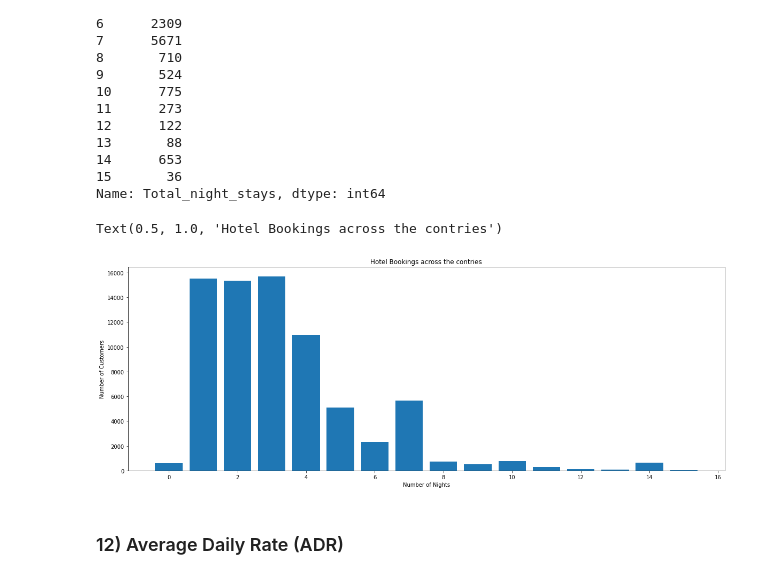
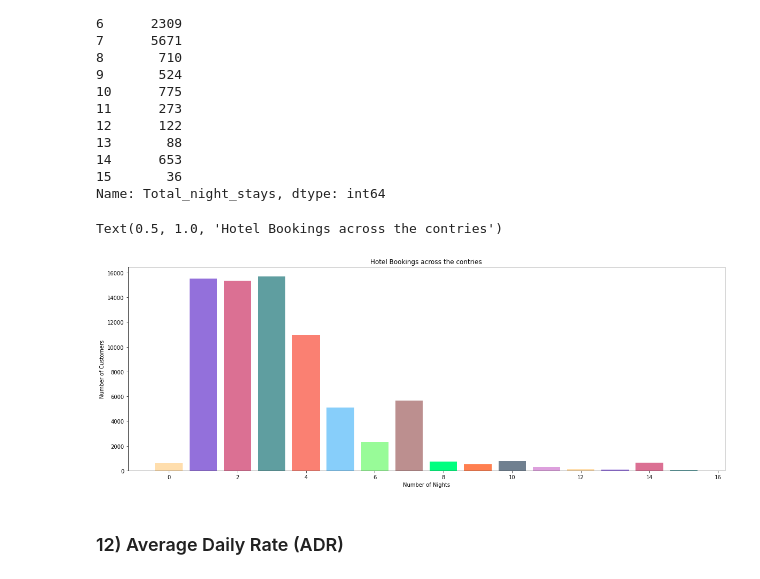
Before and after one commit to shinkarkunal/EDA_Hotel_booking, a Jupyter notebook: Hotel_Booking_Analysis_Capstone_Project_KUNAL_SHINKAR_ipynb.ipynb, the cells around one changed output. Drawn from its saved outputs; the diff is of its cells as text; code cells hidden in the pictures.

```diff
--- a/Hotel_Booking_Analysis_Capstone_Project_KUNAL_SHINKAR_ipynb.ipynb
+++ b/Hotel_Booking_Analysis_Capstone_Project_KUNAL_SHINKAR_ipynb.ipynb
@@ -762,13 +766,13 @@ Name: Total_night_stays, dtype: int64
 total_nights_stay = total_nights_count.head(16).sort_index()
 # %%
 plt.figure(figsize=(20,7))
-plt.bar(total_nights_stay.index,total_nights_stay)
+plt.bar(total_nights_stay.index,total_nights_stay , color = ['navajowhite','mediumpurple','palevioletred','cadetblue','salmon','lightskyblue','palegreen','rosybrown','springgreen','coral','slategray','plum'])
 plt.xlabel('Number of Nights')
 plt.ylabel('Number of Customers')
 plt.title('Hotel Bookings across the contries')
 # %% [output]
 Text(0.5, 1.0, 'Hotel Bookings across the contries')
-[figure, old version]
+[figure, new version]
 # %% [markdown]
 ### 12) Average Daily Rate (ADR)
 # %% [markdown]
```
Also changed, not shown: parts of 5 cells of this notebook.
